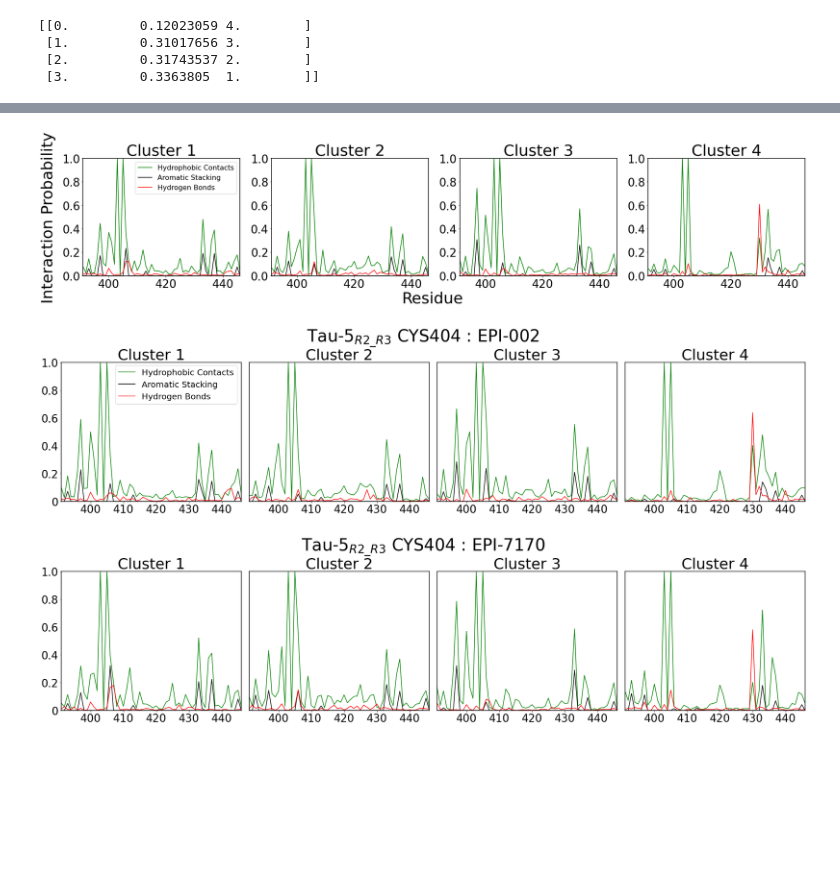
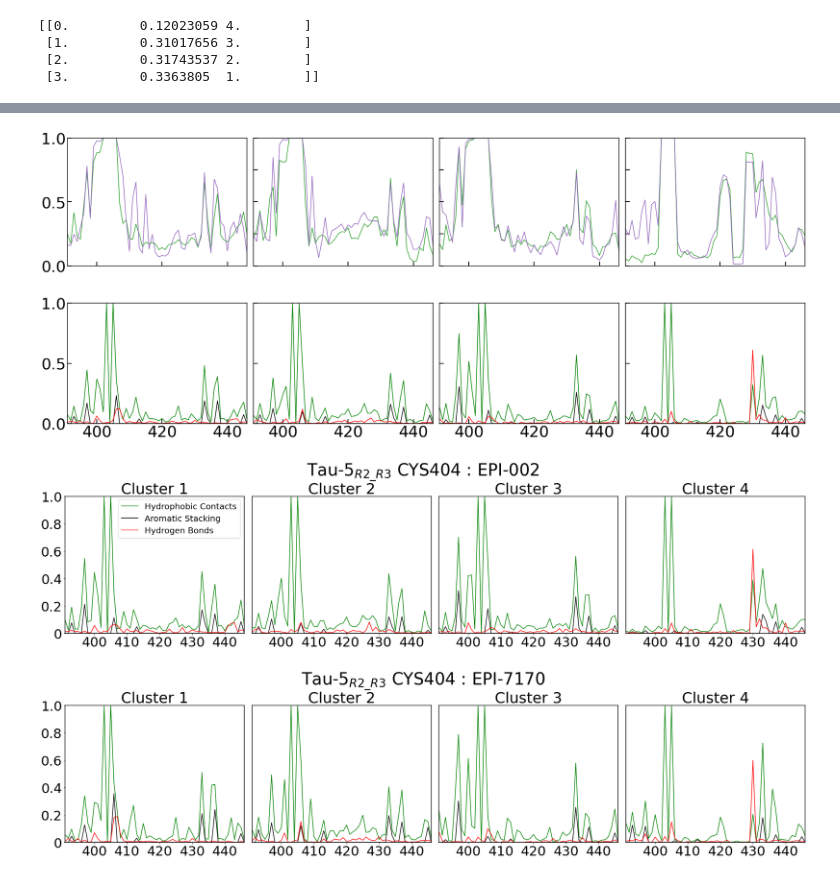
Before and after one commit to paulrobustelli/Zhu_Robustelli_AR_Covalent_Adducts_24, a Jupyter notebook: Zhu_AR_Ligands_Tau5R2R3_cluster_com_CYECYE7.ipynb, the cells around one changed output, grey strips where cells are left out. Drawn from its saved outputs; the diff is of its cells as text; code cells hidden in the pictures; blank space fills up the shorter version.

```diff
--- a/Zhu_AR_Ligands_Tau5R2R3_cluster_com_CYECYE7.ipynb
+++ b/Zhu_AR_Ligands_Tau5R2R3_cluster_com_CYECYE7.ipynb
@@ -299,7 +358,7 @@ print(average_H1_H)
  [2.         0.31743537 2.        ]
  [3.         0.3363805  1.        ]]
 # %%
-traj_len_array = np.array([traj_2.n_frames, traj_4.n_frames])
+traj_len_array = np.array([traj_4.n_frames, traj_5.n_frames])
 cmap = cm.get_cmap('jet', int(bestK))
 # marker_list = ['o', '+', 's', 'x', 'D']
 # title_list = ['Apo', 'EPI-002', 'EPI-7170',
@@ -432,26 +741,59 @@ Text(0.09, 0.5, 'Contact Probability')
+# %%
+fig, ax = plt.subplots(1, 4, figsize=(25, 5))
+# fig.suptitle('Ligand contact', size = 36, y=1)
+for i in range(0, n_cluster):
+    key = int(np.where(average_H1_H[:, 2] == i+1)[0])
+    frame_ind = c_dict[key]
+    count = 0
+    y = []
+    for ind in range(len(title_list)):
+        frame_new = frame_ind[np.where((frame_ind < count + traj_len_array[ind]) &(frame_ind > count))]
+        count += traj_len_array[ind]
+        y.append(np.average(contact_array[frame_new], axis=0))
+        fig_label = "%s Clsuter population : %s" % (title_list[ind], str(round(df[title_list[ind]][i+1],2)))
+        ax[i].plot(hres_renum, np.average(contact_array[frame_new], axis=0), color = color_list[ind], label=fig_label)
+    r2 = sp.stats.pearsonr(y[0], y[1])[0] ** 2
+    t1 = "$R^2$ = %s" % (str(round(r2, 2)))
+    ax[i].tick_params(axis='both', labelsize=36)
+    ax[i].set_xlim(391, 446)
+    ax[i].set_ylim(0, 1.0)
+
+    if i > 0:
+        ax[i].tick_params(axis='both', labelsize=36, direction = 'in', labelbottom=False, labelleft = False, length=10, width = 2)
+    else:
+        ax[i].tick_params(axis='both', labelsize=36, direction = 'in', labelbottom=False, labelleft = True, length=10, width = 2)
+        ax[i].set_yticks([0, 0.5, 1.0])
+
+plt.tight_layout()
+plt.savefig(all_out_dir + 'contact_correlation.png', dpi=300, bbox_inches='tight')
+plt.savefig(all_out_dir + 'contact_correlation.pdf', dpi=300, bbox_inches='tight')
+# %% [output]
+[figure, added]
 # %%
-fig, ax = plt.subplots(1, 4, figsize=(30, 5))
+fig, ax = plt.subplots(1, 4, figsize=(25, 5))
 # fig.suptitle('Ligand contact', size = 36, y=1)
 
 for i in range(0, n_cluster):
     key = int(np.where(average_H1_H[:, 2] == i+1)[0])
     frame_ind = c_dict[key]
     ax[i].plot(hres_renum, np.average(hphob_array[frame_ind], axis=0), color = 'green', label = 'Hydrophobic Contacts')
     ax[i].plot(hres_renum, np.average(aromatic_array[frame_ind], axis=0), color = 'black', label = 'Aromatic Stacking')
     ax[i].plot(hres_renum, np.average(hbond_array[frame_ind], axis=0), color = 'red', label = 'Hydrogen Bonds')
 
-    ax[i].set_title('Cluster %s' % str(i+1), size=36)
-    ax[i].tick_params(axis='both', labelsize=26)
+    ax[i].tick_params(axis='both', labelsize=36)
     ax[i].set_xlim(391, 446)
     ax[i].set_ylim(0, 1.0)
-    ax[0].legend(fontsize = 16)
-fig.text(0.5, -0.05, 'Residue', ha='center',fontsize=36)
-fig.text(0.08, 0.5, 'Interaction Probability', va='center', rotation='vertical',fontsize=36)
+    if i > 0:
+        ax[i].tick_params(axis='both', labelsize=36, direction = 'in', labelbottom=True, labelleft = False, length=10, width = 2)
+        ax[i].set_yticklabels([])
+    else:
+        ax[i].tick_params(axis='both', labelsize=36, direction = 'in', labelbottom=True, labelleft = True, length=10, width = 2)
 
+plt.tight_layout()
 plt.savefig(all_out_dir + 'ligand_contact.png', dpi=300, bbox_inches='tight')
 plt.savefig(all_out_dir + 'ligand_contact.pdf', dpi=300, bbox_inches='tight')
 # %% [output]
-[figure, old version]
+[figure, new version]
 # %%
 count = 0
 np.set_printoptions(precision=2)
@@ -467,11 +809,11 @@ for ind in range(len(title_list)):
         ax[i].set_xlim(391, 446)
         ax[i].set_ylim(0, 1)
         if i > n_cluster-5:
-            ax[i].set_xticklabels(size = 26, labels = ([390, 400, 410, 420, 430, 440]))
+            ax[i].set_xticklabels(size = 32, labels = ([390, 400, 410, 420, 430, 440]))
         else:
             ax[i].set_xticks([])
         if i % 4 == 0:
-            ax[i].set_yticklabels(size = 26, labels = ([0, 0.2, 0.4, 0.6, 0.8, 1.0]))
+            ax[i].set_yticklabels(size = 32, labels = ([0, 0.2, 0.4, 0.6, 0.8, 1.0]))
         else:
             ax[i].set_yticks([])
         ax[i].plot(hres_renum, np.average(hphob_array[frame_new], axis=0), color = 'green', label = 'Hydrophobic Contacts')
@@ -485,8 +827,8 @@ for ind in range(len(title_list)):
     plt.savefig(all_out_dir + 'ligand_interaction_%s.png'% title_list[ind], dpi=300, bbox_inches='tight')
     plt.savefig(all_out_dir + 'ligand_interaction_%s.pdf'% title_list[ind], dpi=300, bbox_inches='tight')
 # %% [output]
-[figure, old version]
+[figure, new version]
-[figure, old version]
+[figure, new version]
 # %%
 count = 0
 for ind in range(len(title_list)):
```
Also changed, not shown: parts of 14 cells of this notebook, 4 other files.
